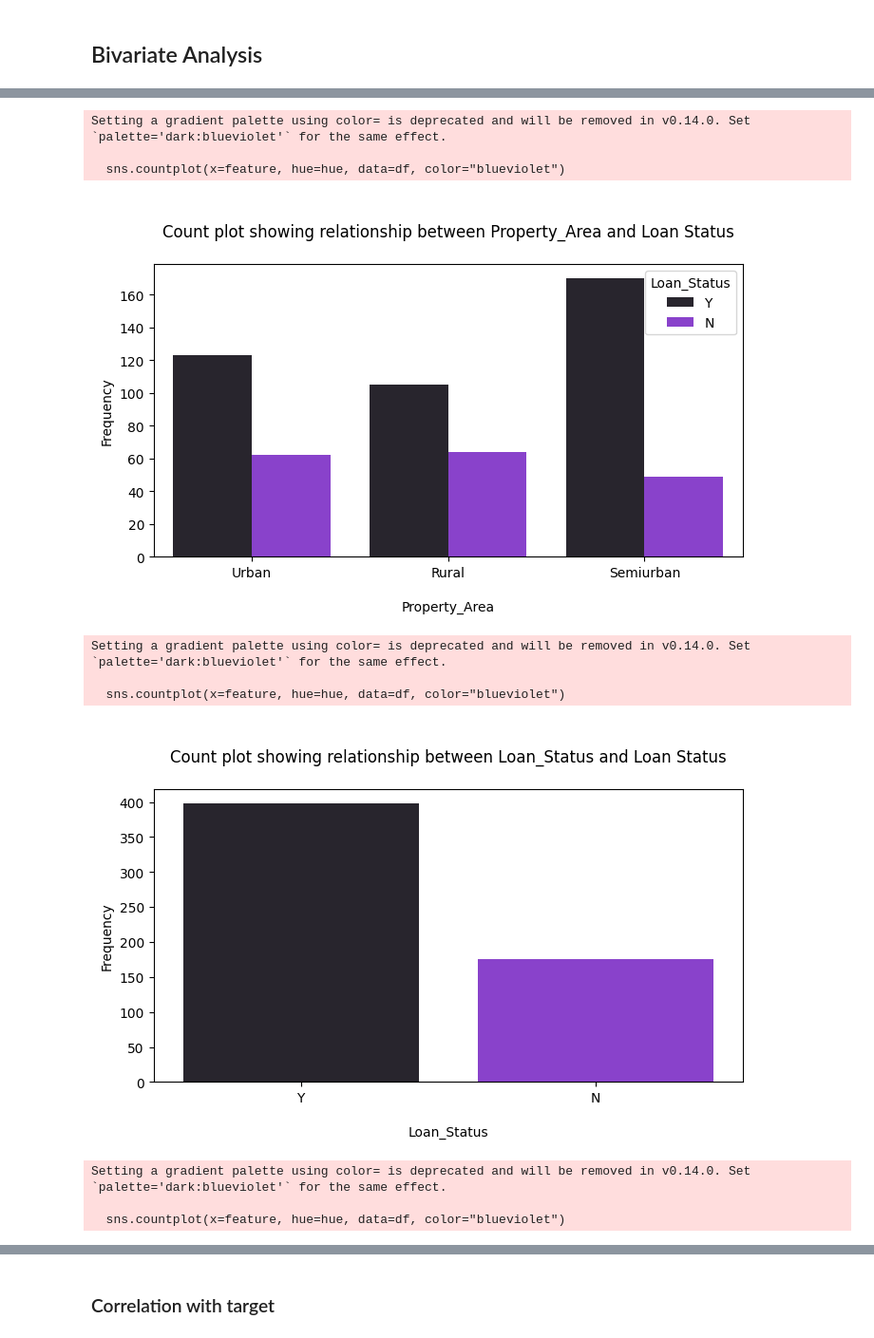
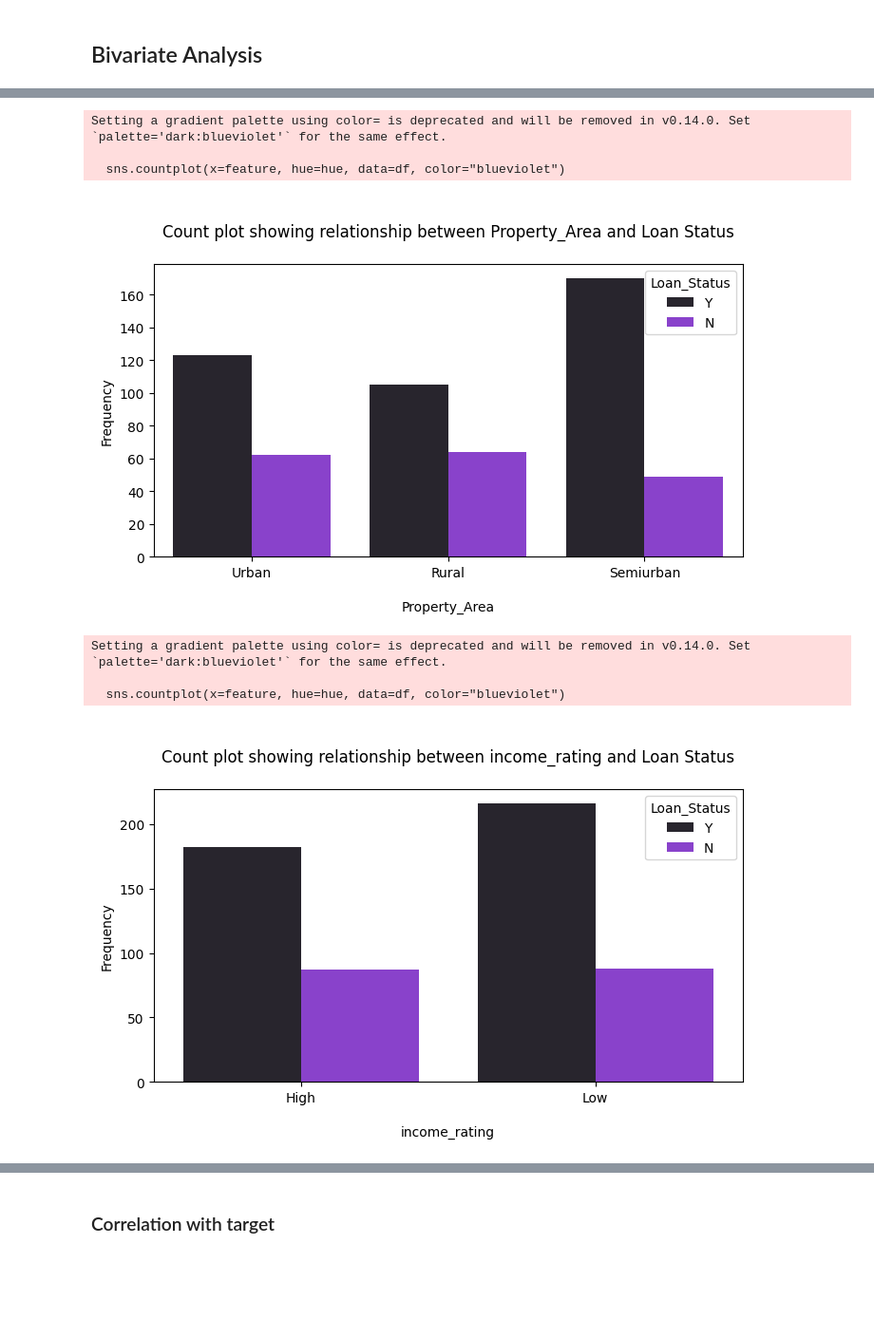
Before and after one commit to raji-ayyub/gen_ai_backend, a Jupyter notebook: task_25.ipynb, the cells around one changed output, grey strips where cells are left out. Shown at 95% size. Saved outputs shown, nothing was run; the diff lists cells and outputs as text; code cells hidden in the pictures; blank space fills up the shorter version.

```diff
--- a/task_25.ipynb
+++ b/task_25.ipynb
@@ -121,11 +182,15 @@ dtype: int64
+# %%
+df = clean_df.copy()
 # %%
+# Replace other missing fields with proper means
+
 df["LoanAmount"].fillna(df["LoanAmount"].mean(), inplace=True)
 
 df["Self_Employed"].fillna(df["Self_Employed"].mode()[0], inplace=True)
 
 df["Credit_History"].fillna(df["Credit_History"].median(), inplace=True)
 
-df['Dependents'] = df['Dependents'].replace("3+", 3).astype(float)
+df['Dependents'] = df['Dependents'].replace("3+", 3).astype(int)
 # %% [output]
 The behavior will change in pandas 3.0. This inplace method will never work because the intermediate object on which we are setting values always behaves as a copy.
 
@@ -249,15 +318,14 @@ high_income = df[df["ApplicantIncome"] > average_income]
 lesser_income = df[df["ApplicantIncome"] < average_income]
 
 
-def get_income_rating():
-    for _, item in df.iterrows():
-        if item["ApplicantIncome"] > average_income:
-            return ("High")
-        else:
-            return ("Low")
+def get_income_rating(x):
+    if x> average_income:
+        return ("High")
+    else:
+        return ("Low")
 
 
-df["income_rating"] = get_income_rating()
+df["income_rating"] = df["ApplicantIncome"].apply(get_income_rating)
 # %%
 num_features = df.select_dtypes(include=["number"])
 num_features.head()
@@ -384,12 +454,20 @@ def cat_univariate_analysis(df, feature):
 
 
 
-    plt.figure(figsize=(8, 4))
-    sns.countplot(x="Self_Employed", data=df, color="blueviolet")
+    plt.figure(figsize=(12, 4))
+    plt.subplot(1,2,1)
+    sns.countplot(x=feature, data=df, color="blueviolet")
     plt.title(f"\nCountplot for {feature}\n")
     plt.xlabel(f"\n{feature}\n")
     plt.ylabel(f"\nFrequency\n")
 
+
+    counts = df[feature].value_counts()
+    plt.subplot(1,2,2)
+    plt.pie(counts.values, labels=counts.index, autopct='%1.1f%%', startangle=90)
+    plt.title(f"\nPie chart for {feature}\n")
+    plt.xlabel(f"\n{feature}\n")
+
     plt.tight_layout()
     plt.show()
 # %%
@@ -451,35 +529,32 @@ def bivariate_analysis_pipeline_categorical(df, feature, hue):
 
 
 
 
-for feature in cat_features:
+for feature in cat_features.drop(columns=["Loan_Status"]):
     hue = df["Loan_Status"]
     bivariate_analysis_pipeline_categorical(cat_features, feature, hue)
 # %% [output]
 Setting a gradient palette using color= is deprecated and will be removed in v0.14.0. Set `palette='dark:blueviolet'` for the same effect.
 
   sns.countplot(x=feature, hue=hue, data=df, color="blueviolet")
 [figure]
 Setting a gradient palette using color= is deprecated and will be removed in v0.14.0. Set `palette='dark:blueviolet'` for the same effect.
 
   sns.countplot(x=feature, hue=hue, data=df, color="blueviolet")
 [figure]
 Setting a gradient palette using color= is deprecated and will be removed in v0.14.0. Set `palette='dark:blueviolet'` for the same effect.
 
   sns.countplot(x=feature, hue=hue, data=df, color="blueviolet")
 [figure]
 Setting a gradient palette using color= is deprecated and will be removed in v0.14.0. Set `palette='dark:blueviolet'` for the same effect.
 
   sns.countplot(x=feature, hue=hue, data=df, color="blueviolet")
 [figure]
 Setting a gradient palette using color= is deprecated and will be removed in v0.14.0. Set `palette='dark:blueviolet'` for the same effect.
 
   sns.countplot(x=feature, hue=hue, data=df, color="blueviolet")
 [figure]
 Setting a gradient palette using color= is deprecated and will be removed in v0.14.0. Set `palette='dark:blueviolet'` for the same effect.
 
   sns.countplot(x=feature, hue=hue, data=df, color="blueviolet")
-[figure, old version]
+[figure, new version]
-Setting a gradient palette using color= is deprecated and will be removed in v0.14.0. Set `palette='dark:blueviolet'` for the same effect.
-
-  sns.countplot(x=feature, hue=hue, data=df, color="blueviolet")
```
Also changed, not shown: parts of 38 cells of this notebook.
